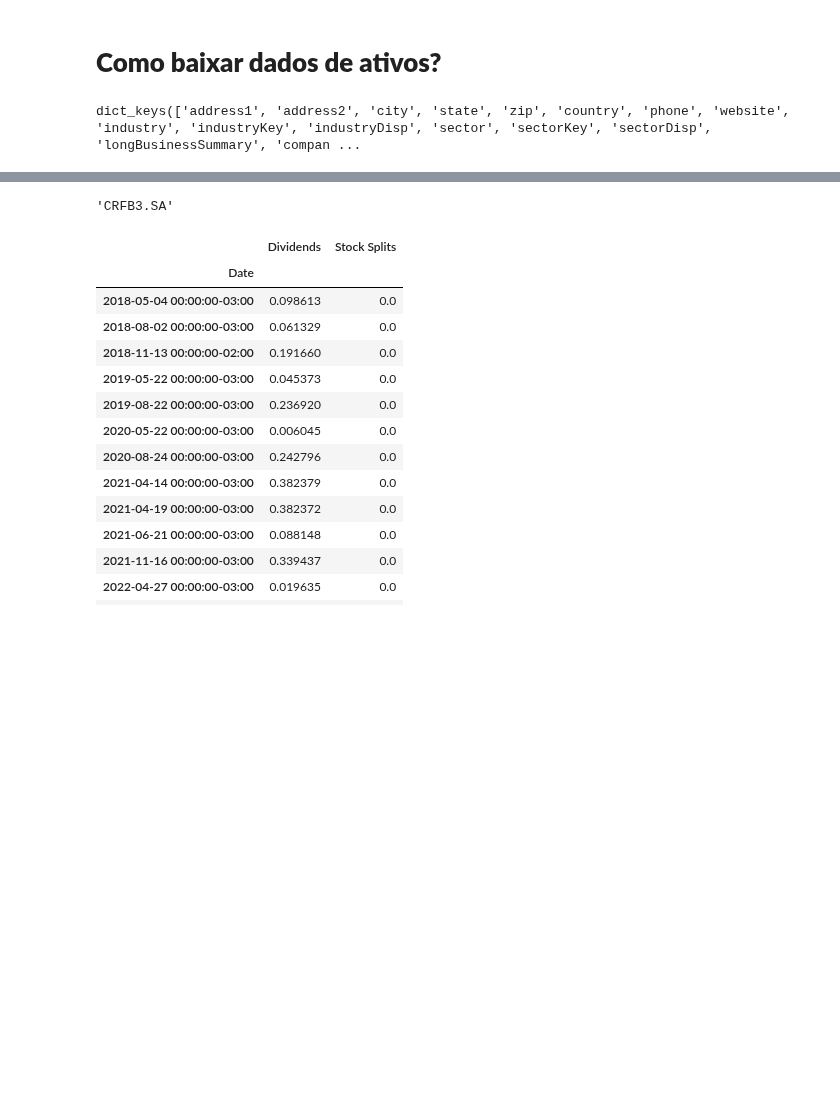
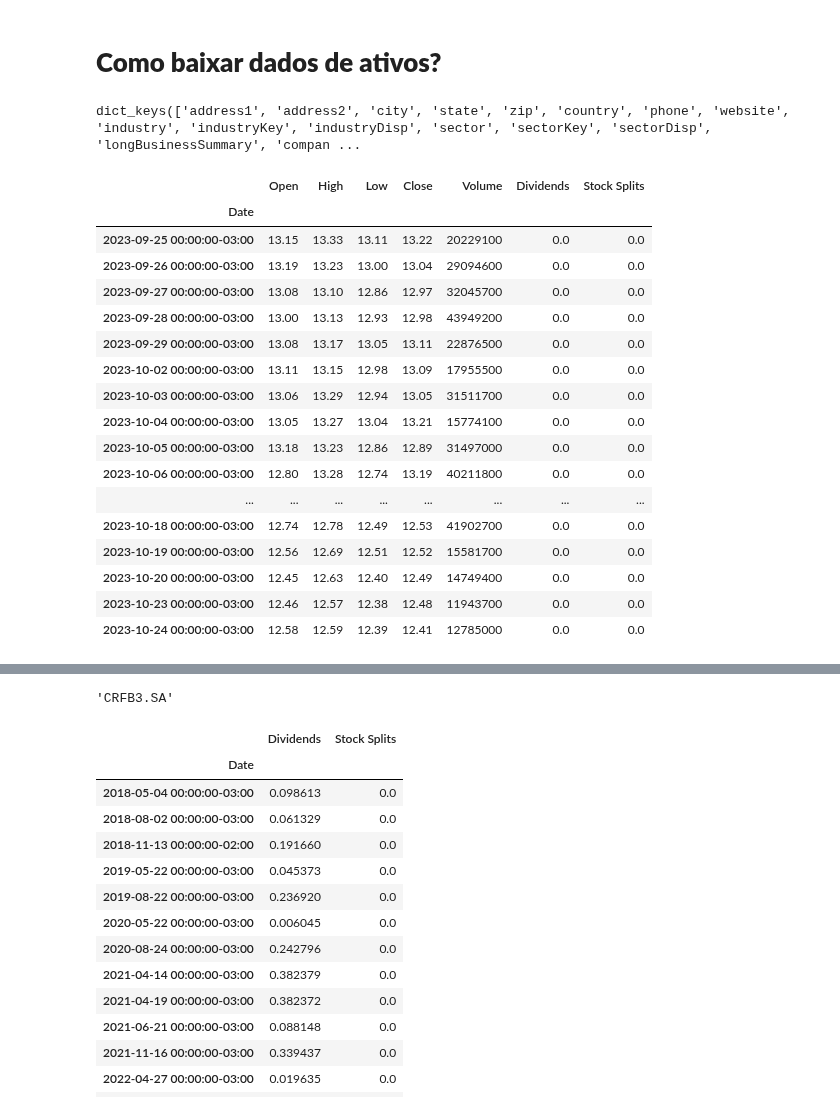
Before and after one commit to facklen/python_para_investimentos, a Jupyter notebook: yfinance_Completo.ipynb, the cells around one changed output, grey strips where cells are left out. Cells and saved outputs as stored; diff of their text form; code cells hidden in the pictures; blank space fills up the shorter version.

```diff
--- a/yfinance_Completo.ipynb
+++ b/yfinance_Completo.ipynb
@@ -27,0 +38,23 @@ dict_keys(['address1', 'address2', 'city', 'state', 'zip', 'country', 'phone', '
+# %%
+tickers = yf.Tickers('CRFB3.SA GOLL4.SA ABEV3.SA')
+# %%
+tickers.tickers['ABEV3.SA'].history(period="1mo")
+# %% [output]
+|  | Open | High | Low | Close | Volume | Dividends | Stock Splits |
+| Date |  |  |  |  |  |  |  |
+| 2023-09-25 00:00:00-03:00 | 13.15 | 13.33 | 13.11 | 13.22 | 20229100 | 0.0 | 0.0 |
+| 2023-09-26 00:00:00-03:00 | 13.19 | 13.23 | 13.00 | 13.04 | 29094600 | 0.0 | 0.0 |
+| 2023-09-27 00:00:00-03:00 | 13.08 | 13.10 | 12.86 | 12.97 | 32045700 | 0.0 | 0.0 |
+| 2023-09-28 00:00:00-03:00 | 13.00 | 13.13 | 12.93 | 12.98 | 43949200 | 0.0 | 0.0 |
+| 2023-09-29 00:00:00-03:00 | 13.08 | 13.17 | 13.05 | 13.11 | 22876500 | 0.0 | 0.0 |
+| 2023-10-02 00:00:00-03:00 | 13.11 | 13.15 | 12.98 | 13.09 | 17955500 | 0.0 | 0.0 |
+| 2023-10-03 00:00:00-03:00 | 13.06 | 13.29 | 12.94 | 13.05 | 31511700 | 0.0 | 0.0 |
+| 2023-10-04 00:00:00-03:00 | 13.05 | 13.27 | 13.04 | 13.21 | 15774100 | 0.0 | 0.0 |
+| 2023-10-05 00:00:00-03:00 | 13.18 | 13.23 | 12.86 | 12.89 | 31497000 | 0.0 | 0.0 |
+| 2023-10-06 00:00:00-03:00 | 12.80 | 13.28 | 12.74 | 13.19 | 40211800 | 0.0 | 0.0 |
+| ... | ... | ... | ... | ... | ... | ... | ... |
+| 2023-10-18 00:00:00-03:00 | 12.74 | 12.78 | 12.49 | 12.53 | 41902700 | 0.0 | 0.0 |
+| 2023-10-19 00:00:00-03:00 | 12.56 | 12.69 | 12.51 | 12.52 | 15581700 | 0.0 | 0.0 |
+| 2023-10-20 00:00:00-03:00 | 12.45 | 12.63 | 12.40 | 12.49 | 14749400 | 0.0 | 0.0 |
+| 2023-10-23 00:00:00-03:00 | 12.46 | 12.57 | 12.38 | 12.48 | 11943700 | 0.0 | 0.0 |
+| 2023-10-24 00:00:00-03:00 | 12.58 | 12.59 | 12.39 | 12.41 | 12785000 | 0.0 | 0.0 |
```
Also changed, not shown: parts of 6 cells of this notebook.
